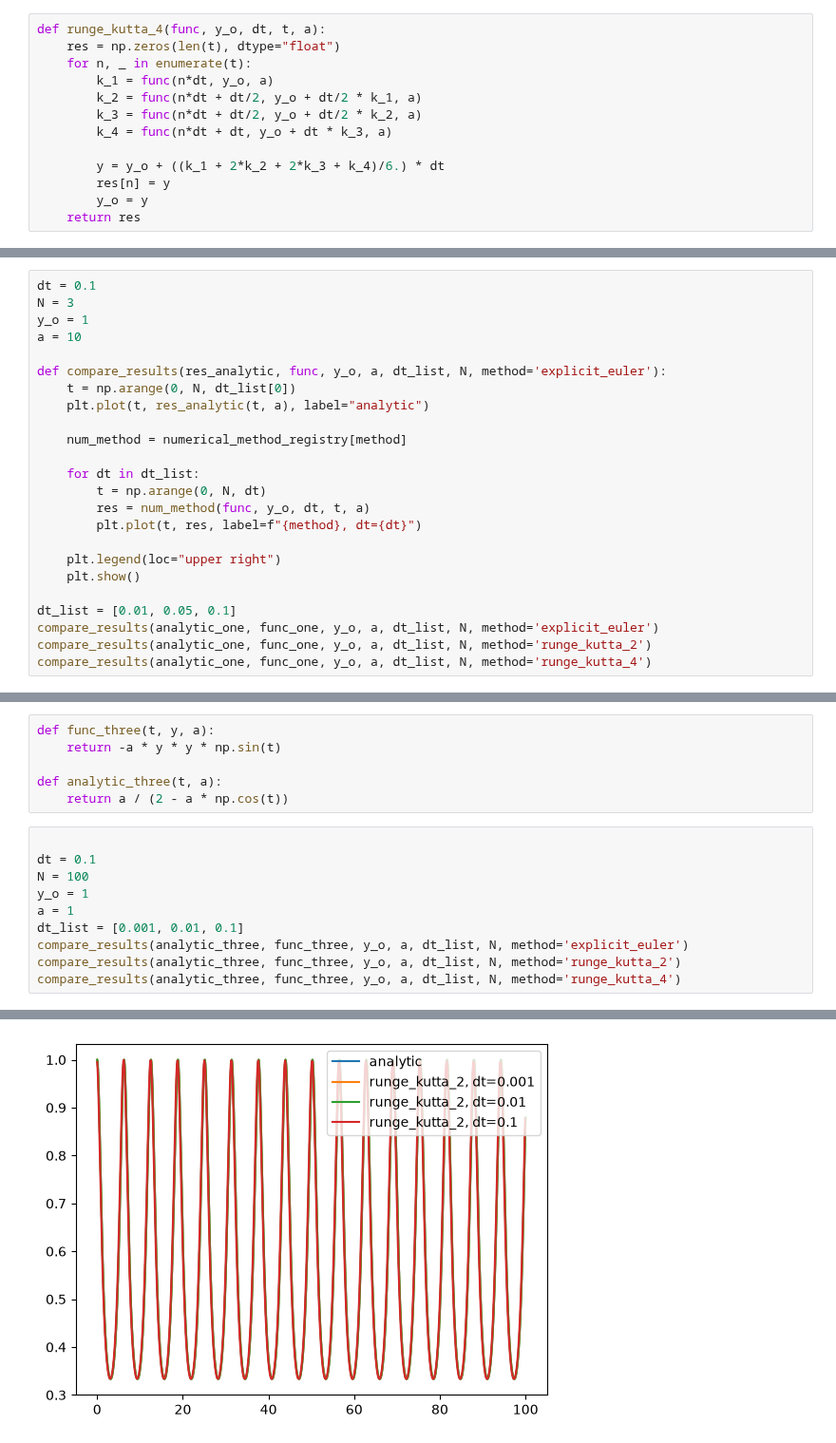
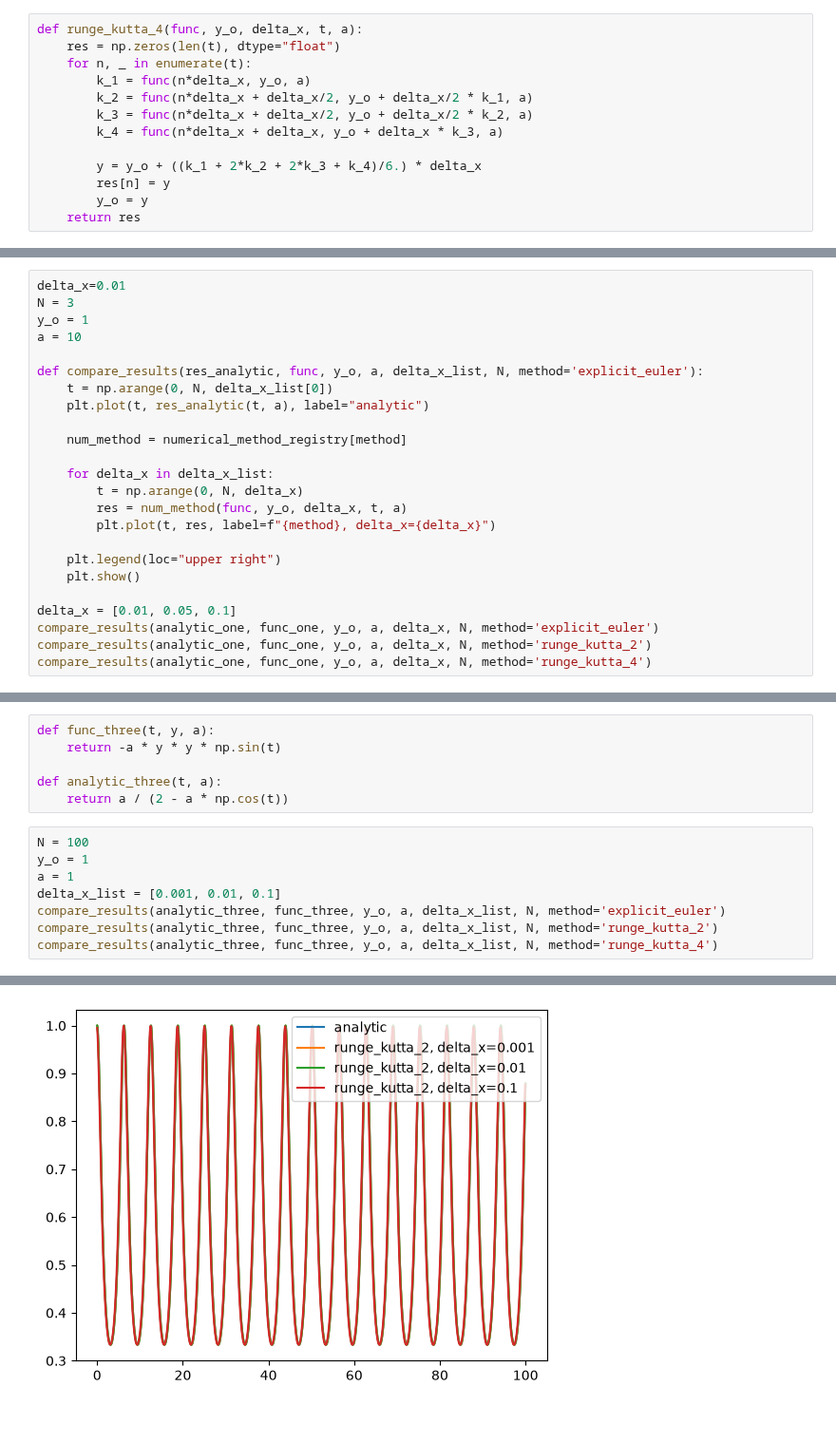
Before and after one commit to motthoma/dhbw_mathe_3_notebooks_skripte, a Jupyter notebook: jupyter_notebooks/explicit_euler.ipynb, the cells around one changed output, grey strips where cells are left out. Shown at 95% size. Saved outputs shown, nothing was run; the diff lists cells and outputs as text.

Commit message:
explicit_euler.ipynb adapted to notation from script.

```diff
--- a/jupyter_notebooks/explicit_euler.ipynb
+++ b/jupyter_notebooks/explicit_euler.ipynb
@@ -22,15 +22,15 @@ def runge_kutta_2(func, y_o, dt, t, a):
         y_o = y
     return res
 # %%
-def runge_kutta_4(func, y_o, dt, t, a):
+def runge_kutta_4(func, y_o, delta_x, t, a):
     res = np.zeros(len(t), dtype="float")
     for n, _ in enumerate(t):
-        k_1 = func(n*dt, y_o, a)
-        k_2 = func(n*dt + dt/2, y_o + dt/2 * k_1, a)
-        k_3 = func(n*dt + dt/2, y_o + dt/2 * k_2, a)
-        k_4 = func(n*dt + dt, y_o + dt * k_3, a)
+        k_1 = func(n*delta_x, y_o, a)
+        k_2 = func(n*delta_x + delta_x/2, y_o + delta_x/2 * k_1, a)
+        k_3 = func(n*delta_x + delta_x/2, y_o + delta_x/2 * k_2, a)
+        k_4 = func(n*delta_x + delta_x, y_o + delta_x * k_3, a)
 
-        y = y_o + ((k_1 + 2*k_2 + 2*k_3 + k_4)/6.) * dt
+        y = y_o + ((k_1 + 2*k_2 + 2*k_3 + k_4)/6.) * delta_x
         res[n] = y
         y_o = y
     return res
@@ -50,27 +50,27 @@ def func_one(t, y, a):
 def analytic_one(t, a):
     return np.exp(-a * t)
 # %%
-dt = 0.1
+delta_x=0.01
 N = 3
 y_o = 1
 a = 10
 
-def compare_results(res_analytic, func, y_o, a, dt_list, N, method='explicit_euler'):
-    t = np.arange(0, N, dt_list[0])
+def compare_results(res_analytic, func, y_o, a, delta_x_list, N, method='explicit_euler'):
+    t = np.arange(0, N, delta_x_list[0])
     plt.plot(t, res_analytic(t, a), label="analytic")
 
     num_method = numerical_method_registry[method]
 
-    for dt in dt_list:
-        t = np.arange(0, N, dt)
-        res = num_method(func, y_o, dt, t, a)
-        plt.plot(t, res, label=f"{method}, dt={dt}")
+    for delta_x in delta_x_list:
+        t = np.arange(0, N, delta_x)
+        res = num_method(func, y_o, delta_x, t, a)
+        plt.plot(t, res, label=f"{method}, delta_x={delta_x}")
 
     plt.legend(loc="upper right")
     plt.show()
 
-dt_list = [0.01, 0.05, 0.1]
-compare_results(analytic_one, func_one, y_o, a, dt_list, N, method='explicit_euler')
-compare_results(analytic_one, func_one, y_o, a, dt_list, N, method='runge_kutta_2')
-compare_results(analytic_one, func_one, y_o, a, dt_list, N, method='runge_kutta_4')
+delta_x = [0.01, 0.05, 0.1]
+compare_results(analytic_one, func_one, y_o, a, delta_x, N, method='explicit_euler')
+compare_results(analytic_one, func_one, y_o, a, delta_x, N, method='runge_kutta_2')
+compare_results(analytic_one, func_one, y_o, a, delta_x, N, method='runge_kutta_4')
 # %% [output]
@@ -111,13 +110,11 @@ def func_three(t, y, a):
 def analytic_three(t, a):
     return a / (2 - a * np.cos(t))
 # %%
-
-dt = 0.1
 N = 100
 y_o = 1
 a = 1
-dt_list = [0.001, 0.01, 0.1]
-compare_results(analytic_three, func_three, y_o, a, dt_list, N, method='explicit_euler')
-compare_results(analytic_three, func_three, y_o, a, dt_list, N, method='runge_kutta_2')
-compare_results(analytic_three, func_three, y_o, a, dt_list, N, method='runge_kutta_4')
+delta_x_list = [0.001, 0.01, 0.1]
+compare_results(analytic_three, func_three, y_o, a, delta_x_list, N, method='explicit_euler')
+compare_results(analytic_three, func_three, y_o, a, delta_x_list, N, method='runge_kutta_2')
+compare_results(analytic_three, func_three, y_o, a, delta_x_list, N, method='runge_kutta_4')
 # %% [output]
@@ -125 +122 @@ compare_results(analytic_three, func_three, y_o, a, dt_list, N, method='runge_ku
-[figure, old version]
+[figure, new version]
```
Also changed, not shown: parts of 5 cells of this notebook, 4 other files.
